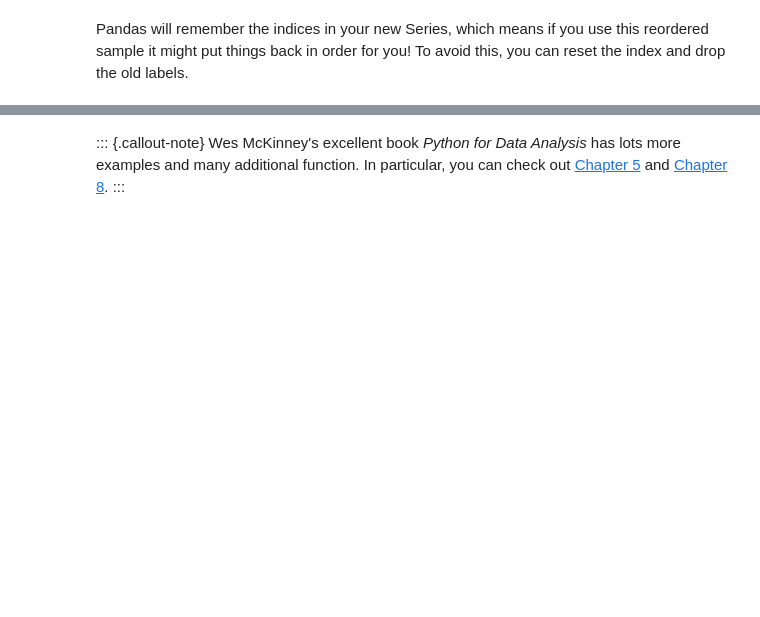
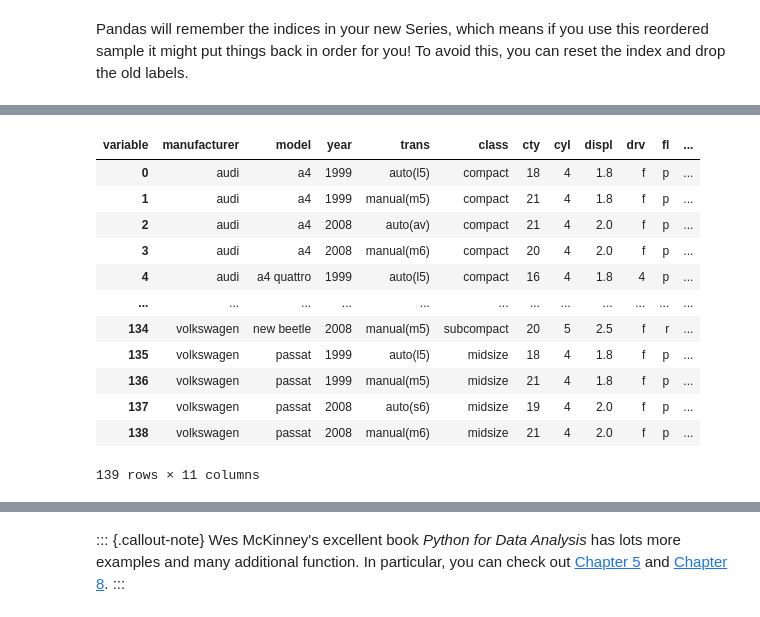
Before and after one commit to jrladd/CIS241, a Jupyter notebook: guides/pandas.ipynb, the cells around one changed output, grey strips where cells are left out. Saved outputs shown, nothing was run; the diff lists cells and outputs as text; code cells hidden in the pictures; blank space fills up the shorter version.

```diff
--- a/guides/pandas.ipynb
+++ b/guides/pandas.ipynb
@@ -441,0 +509,5 @@ Name: displ, Length: 234, dtype: float64
+# %%
+# Let's imagine you have a dataset with column headings in the rows
+
+long_mpg = pd.read_csv("../data/melted_mpg.csv")
+long_mpg
@@ -441,0 +528,21 @@ Name: displ, Length: 234, dtype: float64
+# %%
+# Use pivot to turn the "variable" column into the column names
+# You must specify which columns you want to retain as indices
+# Make sure you add .reset_index()
+
+pivoted_mpg = long_mpg.pivot(index=["manufacturer", "model", "year", "trans"], columns="variable", values="value").reset_index()
+pivoted_mpg
+# %% [output]
+| variable | manufacturer | model | year | trans | class | cty | cyl | displ | drv | fl | ... |
+| 0 | audi | a4 | 1999 | auto(l5) | compact | 18 | 4 | 1.8 | f | p | ... |
+| 1 | audi | a4 | 1999 | manual(m5) | compact | 21 | 4 | 1.8 | f | p | ... |
+| 2 | audi | a4 | 2008 | auto(av) | compact | 21 | 4 | 2.0 | f | p | ... |
+| 3 | audi | a4 | 2008 | manual(m6) | compact | 20 | 4 | 2.0 | f | p | ... |
+| 4 | audi | a4 quattro | 1999 | auto(l5) | compact | 16 | 4 | 1.8 | 4 | p | ... |
+| ... | ... | ... | ... | ... | ... | ... | ... | ... | ... | ... | ... |
+| 134 | volkswagen | new beetle | 2008 | manual(m5) | subcompact | 20 | 5 | 2.5 | f | r | ... |
+| 135 | volkswagen | passat | 1999 | auto(l5) | midsize | 18 | 4 | 1.8 | f | p | ... |
+| 136 | volkswagen | passat | 1999 | manual(m5) | midsize | 21 | 4 | 1.8 | f | p | ... |
+| 137 | volkswagen | passat | 2008 | auto(s6) | midsize | 19 | 4 | 2.0 | f | p | ... |
+| 138 | volkswagen | passat | 2008 | manual(m6) | midsize | 21 | 4 | 2.0 | f | p | ... |
+139 rows × 11 columns
```
Also changed, not shown: parts of 21 cells of this notebook, 11 other files.
